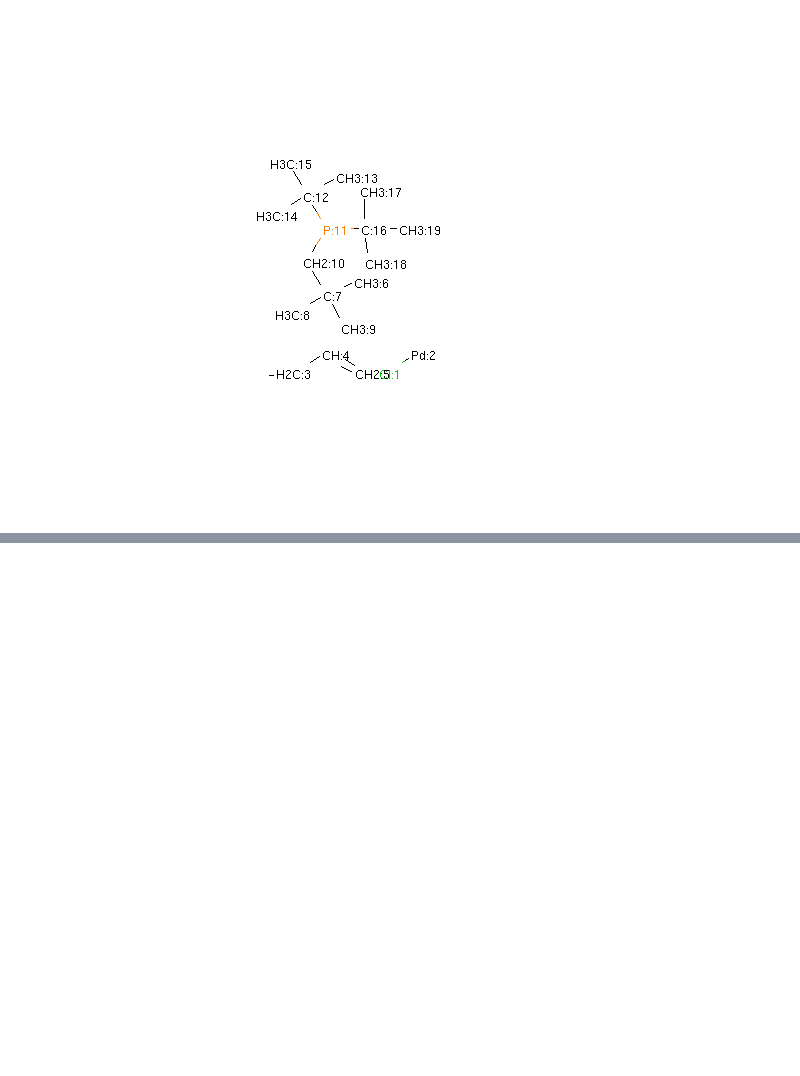
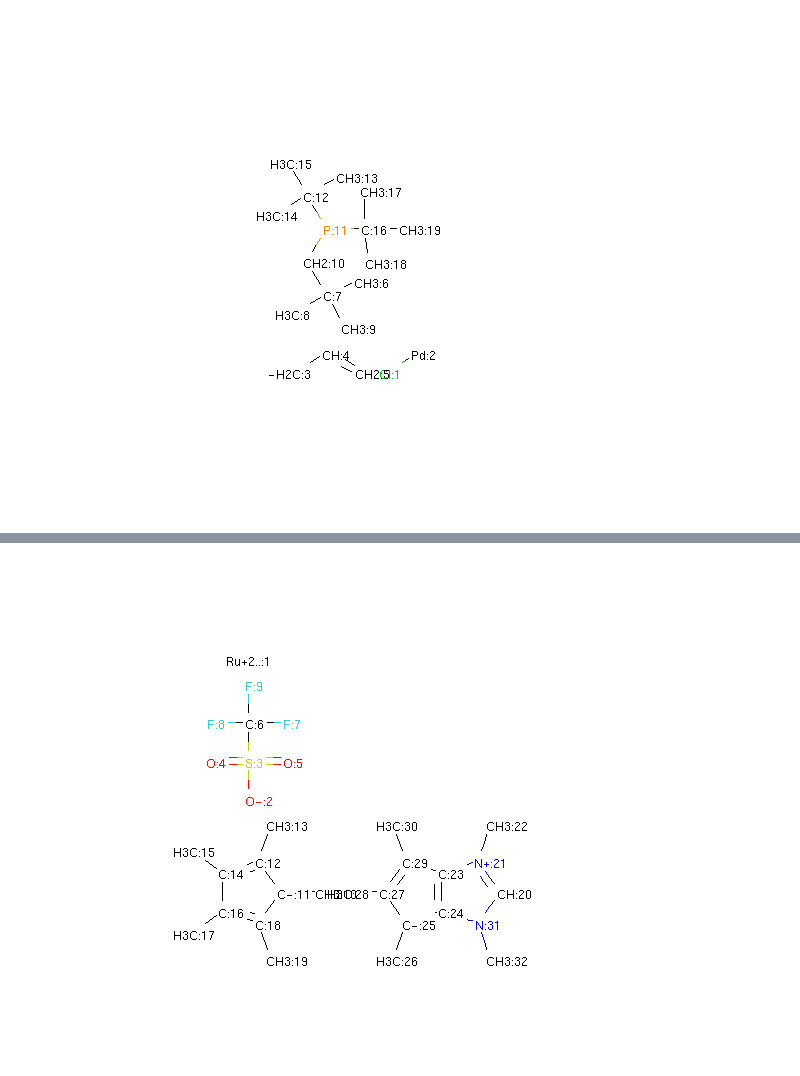
Before and after one commit to ualibweb/UALIB_ChemStructures, a Jupyter notebook: Jupyter_IndexTemplate/Organometallics_PCnonstandardBonds.ipynb, the cells around one changed output, grey strips where cells are left out. Saved outputs shown, nothing was run; the diff lists cells and outputs as text; code cells hidden in the pictures; blank space fills up the shorter version.

```diff
--- a/Jupyter_IndexTemplate/Organometallics_PCnonstandardBonds.ipynb
+++ b/Jupyter_IndexTemplate/Organometallics_PCnonstandardBonds.ipynb
@@ -1912,0 +2191,77 @@ Chem.Draw.MolToImage(UALIB_2100, size=(500, 500))
+# %%
+# UALIB-2785
+
+UALIB_2785 = Chem.MolFromMolBlock("""
+     RDKit          2D
+
+ 32 31  0  0  0  0  0  0  0  0999 V2000
+    0.0000    9.1401    0.0000 Ru  0  0  0  0  0 15  0  0  0  0  0  0
+   -0.0000    3.6401    0.0000 O   0  0  0  0  0  1  0  0  0  0  0  0
+   -0.0000    5.1401    0.0000 S   0  0  0  0  0  0  0  0  0  0  0  0
+   -1.5000    5.1401    0.0000 O   0  0  0  0  0  0  0  0  0  0  0  0
+    1.5000    5.1401    0.0000 O   0  0  0  0  0  0  0  0  0  0  0  0
+    0.0000    6.6401    0.0000 C   0  0  0  0  0  0  0  0  0  0  0  0
+    1.5000    6.6401    0.0000 F   0  0  0  0  0  0  0  0  0  0  0  0
+   -1.5000    6.6401    0.0000 F   0  0  0  0  0  0  0  0  0  0  0  0
+    0.0000    8.1401    0.0000 F   0  0  0  0  0  0  0  0  0  0  0  0
+    2.7760    0.0000    0.0000 C   0  0  0  0  0  0  0  0  0  0  0  0
+    1.2760    0.0000    0.0000 C   0  0  0  0  0  3  0  0  0  0  0  0
+    0.3943    1.2135    0.0000 C   0  0  0  0  0  0  0  0  0  0  0  0
+    0.8578    2.6401    0.0000 C   0  0  0  0  0  0  0  0  0  0  0  0
+   -1.0323    0.7500    0.0000 C   0  0  0  0  0  0  0  0  0  0  0  0
+   -2.2458    1.6317    0.0000 C   0  0  0  0  0  0  0  0  0  0  0  0
+   -1.0323   -0.7500    0.0000 C   0  0  0  0  0  0  0  0  0  0  0  0
+   -2.2458   -1.6317    0.0000 C   0  0  0  0  0  0  0  0  0  0  0  0
+    0.3943   -1.2135    0.0000 C   0  0  0  0  0  0  0  0  0  0  0  0
+    0.8578   -2.6401    0.0000 C   0  0  0  0  0  0  0  0  0  0  0  0
+    9.8925    0.0000    0.0000 C   0  0  0  0  0  0  0  0  0  0  0  0
+    9.0108    1.2135    0.0000 N   0  0  0  0  0  4  0  0  0  0  0  0
+    9.4743    2.6401    0.0000 C   0  0  0  0  0  0  0  0  0  0  0  0
+    7.5842    0.7500    0.0000 C   0  0  0  0  0  0  0  0  0  0  0  0
+    7.5842   -0.7500    0.0000 C   0  0  0  0  0  0  0  0  0  0  0  0
+    6.1577   -1.2135    0.0000 C   0  0  0  0  0  3  0  0  0  0  0  0
+    5.6941   -2.6401    0.0000 C   0  0  0  0  0  0  0  0  0  0  0  0
+    5.2760    0.0000    0.0000 C   0  0  0  0  0  0  0  0  0  0  0  0
+    3.7760   -0.0000    0.0000 C   0  0  0  0  0  0  0  0  0  0  0  0
+    6.1577    1.2135    0.0000 C   0  0  0  0  0  0  0  0  0  0  0  0
+    5.6941    2.6401    0.0000 C   0  0  0  0  0  0  0  0  0  0  0  0
+    9.0108   -1.2135    0.0000 N   0  0  0  0  0  0  0  0  0  0  0  0
+    9.4743   -2.6401    0.0000 C   0  0  0  0  0  0  0  0  0  0  0  0
+  2  3  1  0
+  3  4  2  0
+  3  5  2  0
+  3  6  1  0
+  6  7  1  0
+  6  8  1  0
+  6  9  1  0
+ 10 11  1  0
+ 11 12  1  0
+ 12 13  1  0
+ 12 14  2  0
+ 14 15  1  0
+ 14 16  1  0
+ 16 17  1  0
+ 16 18  2  0
+ 18 19  1  0
+ 20 21  2  0
+ 21 22  1  0
+ 21 23  1  0
+ 23 24  2  0
+ 24 25  1  0
+ 25 26  1  0
+ 25 27  1  0
+ 27 28  1  0
+ 27 29  2  0
+ 29 30  1  0
+ 24 31  1  0
+ 31 32  1  0
+ 18 11  1  0
+ 31 20  1  0
+ 29 23  1  0
+M  CHG  5   1   2   2  -1  11  -1  21   1  25  -1
+M  END
+""")
+molblock_with_atom_index(UALIB_2785)
+Chem.Draw.MolToImage(UALIB_2785, size=(500, 500))
+# %% [output]
+[figure, added]
```
Also changed, not shown: parts of 14 cells of this notebook, 4 other files.
